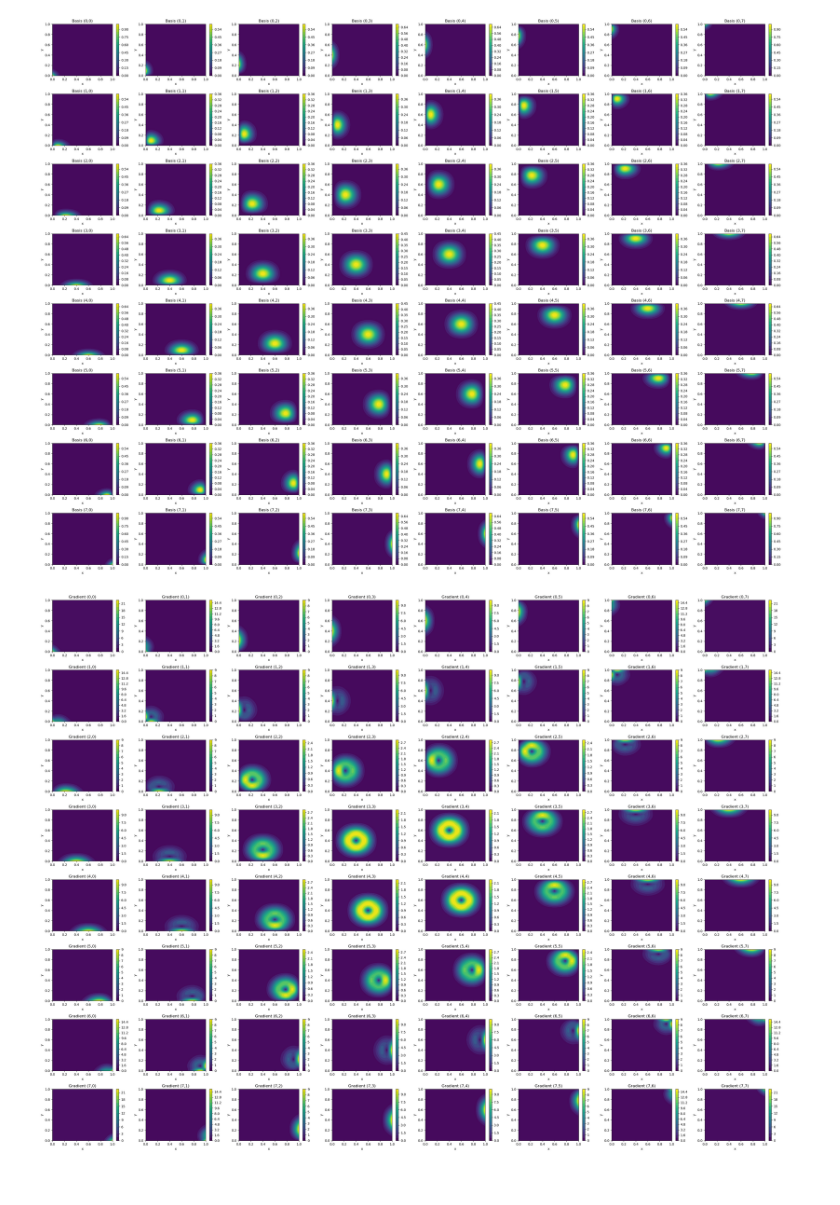
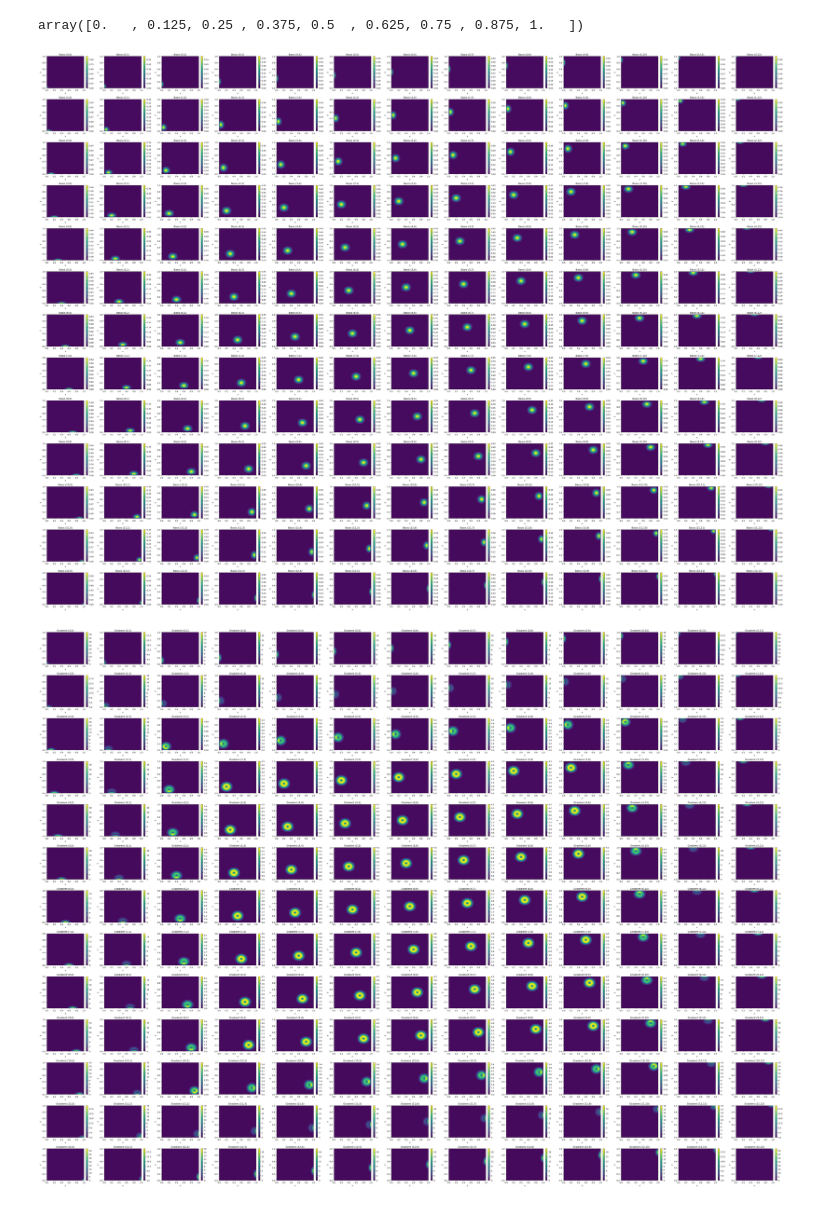
Before and after one commit to JoostHMPrins/ngo, a Jupyter notebook: developnotebooks/B-splines.ipynb, the cells around one changed output. Saved outputs shown, nothing was run; the diff lists cells and outputs as text; code cells hidden in the pictures.

```diff
--- a/developnotebooks/B-splines.ipynb
+++ b/developnotebooks/B-splines.ipynb
@@ -141,3 +141,7 @@ basis_1d.plot_1d_bspline_basis_gradients()
+# %%
+np.linspace(0,1,9)
+# %% [output]
+array([0.   , 0.125, 0.25 , 0.375, 0.5  , 0.625, 0.75 , 0.875, 1.   ])
 # %%
 # Define the 2D B-spline basis generator
 class BSplineBasis2D:
@@ -201,34 +205,34 @@ class BSplineBasis2D:
         num_basis_y = self.basis_1d_y.num_basis
 
         fig, axes = plt.subplots(num_basis_x, num_basis_y, figsize=(num_basis_y*4, num_basis_x*3))
 
         for i in range(num_basis_x):
             for j in range(num_basis_y):
                 ax = axes[i, j] if num_basis_x > 1 and num_basis_y > 1 else axes[max(i, j)]
                 idx = i * num_basis_y + j
                 z = np.linalg.norm(basis_gradients_2d[:, idx], axis=-1).reshape(resolution, resolution)
                 c = ax.contourf(x_0, x_1, z, levels=20)
                 fig.colorbar(c, ax=ax)
                 ax.set_title(f'Gradient ({i},{j})')
                 ax.set_xlabel('x')
                 ax.set_ylabel('y')
 
         plt.tight_layout()
         # plt.savefig("BSplinegrad2D.svg", bbox_inches='tight', transparent=True)
         plt.show()
 
 
 # Example usage of the 2D B-spline basis generator
-knots1dx = np.array([0,0,0,0,0.2,0.4,0.6,0.8,1,1,1,1])
-knots1dy = np.array([0,0,0,0,0.2,0.4,0.6,0.8,1,1,1,1])
+knots1dx = np.array([0,0,0,0,0.1,0.2,0.3,0.4,0.5,0.6,0.7,0.8,0.9,1,1,1,1])
+knots1dy = np.array([0,0,0,0,0.1,0.2,0.3,0.4,0.5,0.6,0.7,0.8,0.9,1,1,1,1])
 polynomial_order = 3
 
 # Create the 2D B-spline basis generator
 basis_2d = BSplineBasis2D(knots1dx, knots1dy, polynomial_order)
 
 # Plot the 2D B-spline basis functions
 basis_2d.plot_2d_bspline_basis()
 basis_2d.plot_2d_bspline_basis_gradients()
 # %% [output]
-[figure, old version]
+[figure, new version]
-[figure, old version]
+[figure, new version]
```
Also changed, not shown: parts of 1 cell of this notebook, 8 other files.
